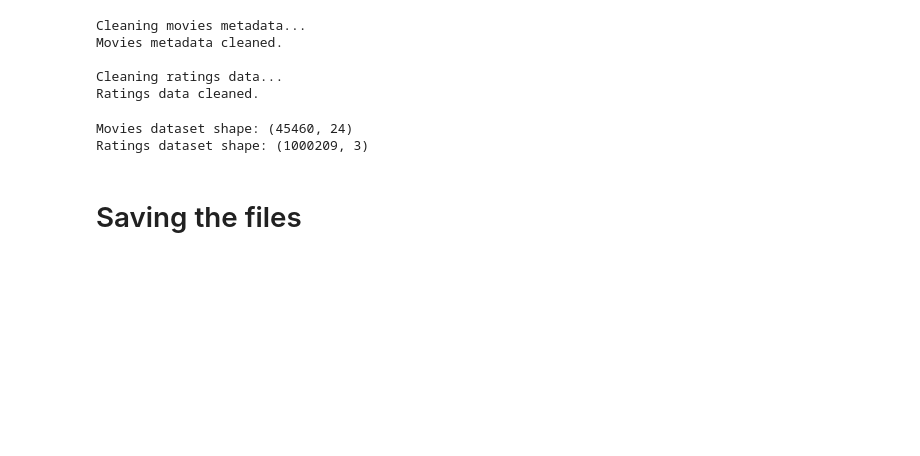
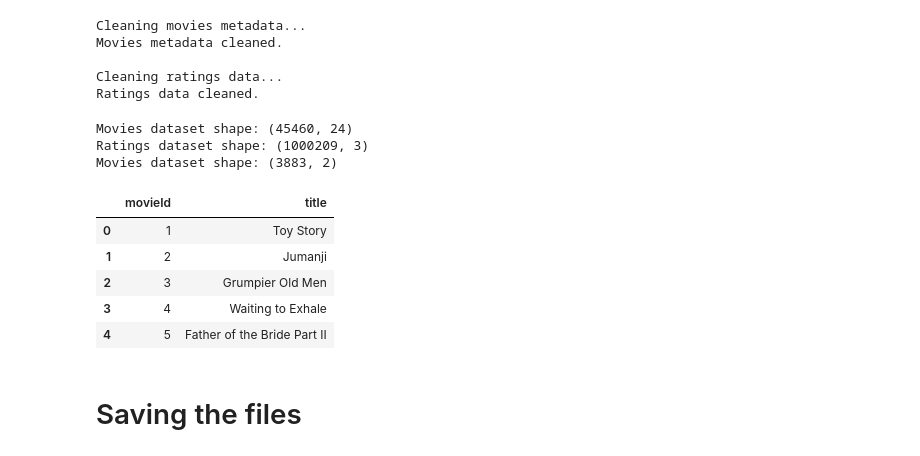
Before and after one commit to Maro2058/Recommender-System, a Jupyter notebook: Data Preprocessing.ipynb, the cells around one changed output. Drawn from its saved outputs; the diff is of its cells as text; code cells hidden in the pictures; blank space fills up the shorter version.

```diff
--- a/Data Preprocessing.ipynb
+++ b/Data Preprocessing.ipynb
@@ -156,7 +180,15 @@ ratings_clean['movieId'] = ratings_clean['movieId'].astype(int)
 ratings_clean['rating'] = ratings_clean['rating'].astype(float)
 ratings_clean = ratings_clean.drop('timestamp', axis=1)
 
+
 print("Ratings data cleaned.\n")
+
+
+
+movies1m_clean['movieId'] = movies1m_clean['movieId'].astype(int)
+movies1m_clean = movies1m_clean.drop('genre', axis=1)
+# this uses pandas' "string" dtype, which preserves NA
+movies1m_clean['title'] = movies1m_clean["title"].replace(r"\s*\(\d{4}\)$", "", regex=True)
 # %% [output]
 Cleaning movies metadata...
 Movies metadata cleaned.
@@ -167,9 +199,20 @@ Ratings data cleaned.
 # === STEP 10: Summary info ===
 print(f"Movies dataset shape: {movies_clean.shape}")
 print(f"Ratings dataset shape: {ratings_clean.shape}")
+print(f"Movies dataset shape: {movies1m_clean.shape}")
 # %% [output]
 Movies dataset shape: (45460, 24)
 Ratings dataset shape: (1000209, 3)
+Movies dataset shape: (3883, 2)
+# %%
+movies1m_clean.head()
+# %% [output]
+|  | movieId | title |
+| 0 | 1 | Toy Story |
+| 1 | 2 | Jumanji |
+| 2 | 3 | Grumpier Old Men |
+| 3 | 4 | Waiting to Exhale |
+| 4 | 5 | Father of the Bride Part II |
 # %% [markdown]
 # Saving the files
 # %%
```
Also changed, not shown: parts of 8 cells of this notebook, 4 other files.
